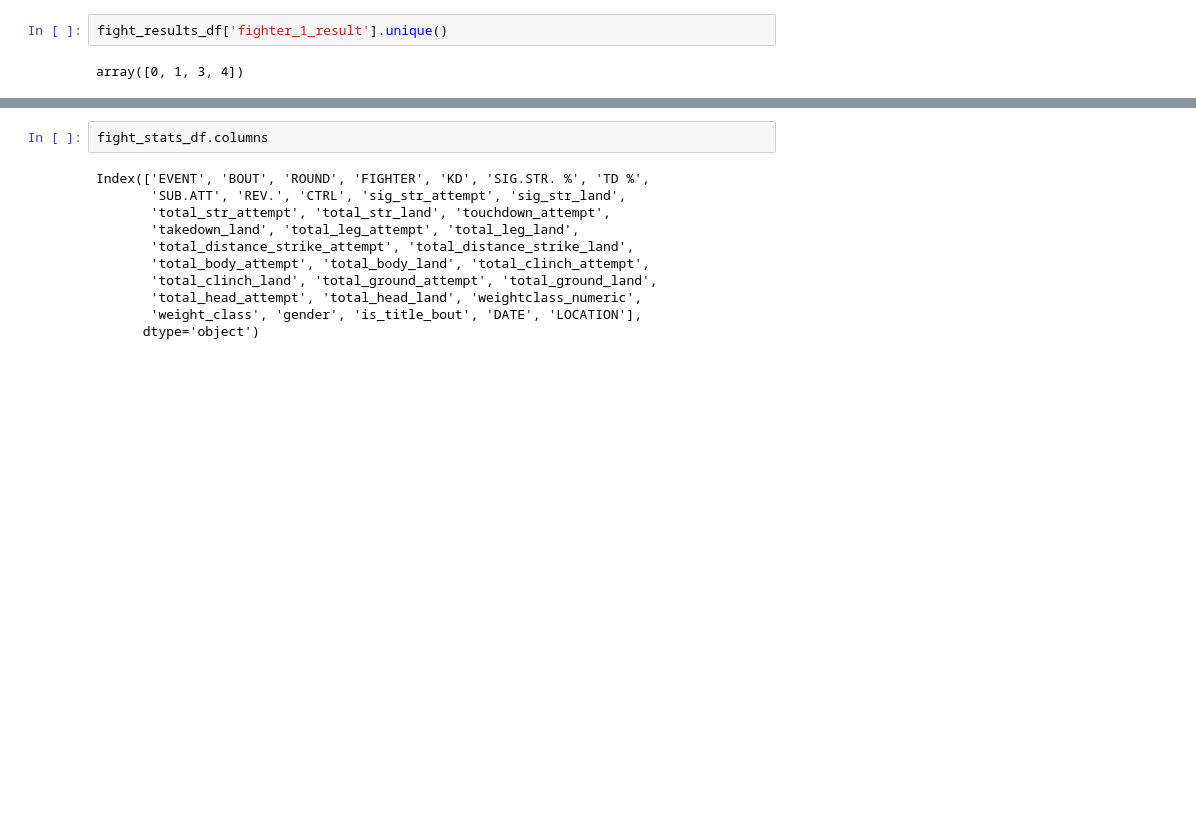
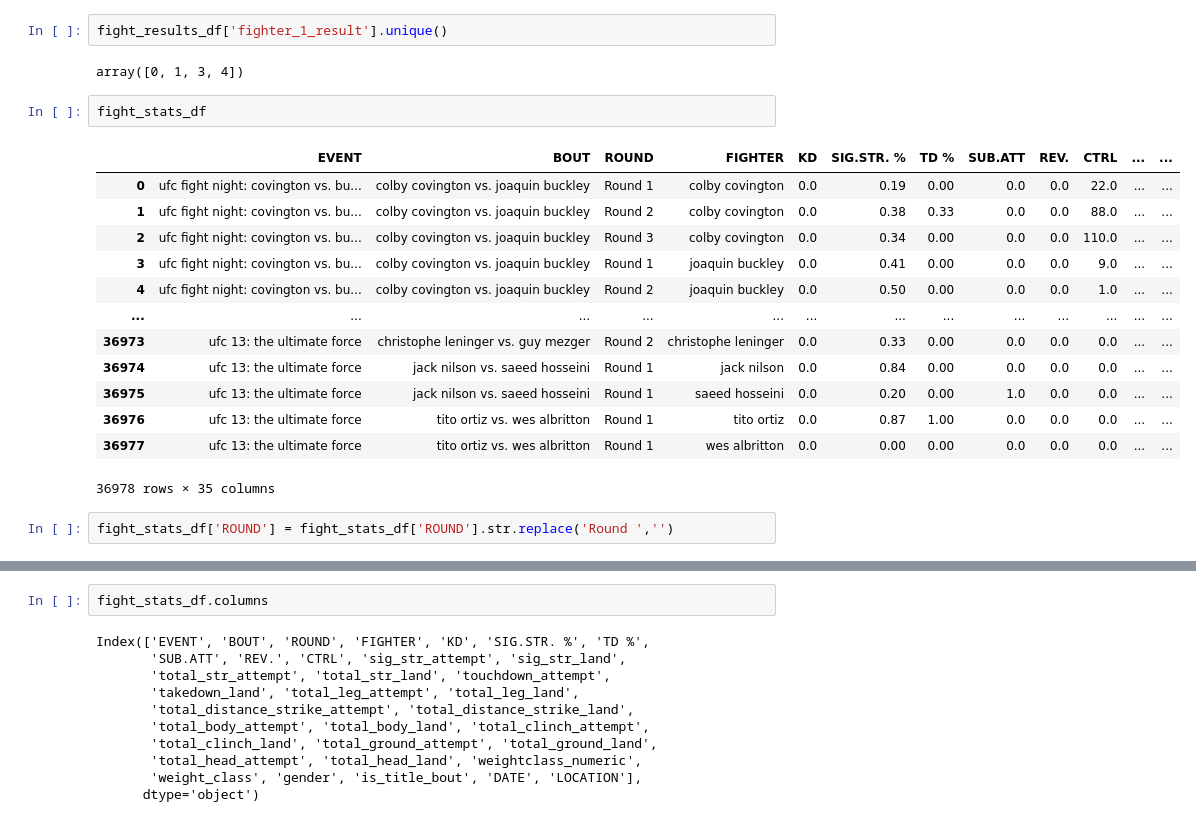
Before and after one commit to aduy2408/UFC-Matches-Analysis, a Jupyter notebook: processed_data/interactive_dashboard.ipynb, the cells around one changed output, grey strips where cells are left out. Saved outputs shown, nothing was run; the diff lists cells and outputs as text; blank space fills up the shorter version.

```diff
--- a/processed_data/interactive_dashboard.ipynb
+++ b/processed_data/interactive_dashboard.ipynb
@@ -38,3 +58,21 @@ fighters_df[fighters_df['Sig_Strikes_Per Min'] == fighters_df['Sig_Strikes_Per M
 fight_results_df['fighter_1_result'].unique()
 # %% [output]
 array([0, 1, 3, 4])
+# %%
+fight_stats_df
+# %% [output]
+|  | EVENT | BOUT | ROUND | FIGHTER | KD | SIG.STR. % | TD % | SUB.ATT | REV. | CTRL | ... | ... |
+| 0 | ufc fight night: covington vs. bu... | colby covington vs. joaquin buckley | Round 1 | colby covington | 0.0 | 0.19 | 0.00 | 0.0 | 0.0 | 22.0 | ... | ... |
+| 1 | ufc fight night: covington vs. bu... | colby covington vs. joaquin buckley | Round 2 | colby covington | 0.0 | 0.38 | 0.33 | 0.0 | 0.0 | 88.0 | ... | ... |
+| 2 | ufc fight night: covington vs. bu... | colby covington vs. joaquin buckley | Round 3 | colby covington | 0.0 | 0.34 | 0.00 | 0.0 | 0.0 | 110.0 | ... | ... |
+| 3 | ufc fight night: covington vs. bu... | colby covington vs. joaquin buckley | Round 1 | joaquin buckley | 0.0 | 0.41 | 0.00 | 0.0 | 0.0 | 9.0 | ... | ... |
+| 4 | ufc fight night: covington vs. bu... | colby covington vs. joaquin buckley | Round 2 | joaquin buckley | 0.0 | 0.50 | 0.00 | 0.0 | 0.0 | 1.0 | ... | ... |
+| ... | ... | ... | ... | ... | ... | ... | ... | ... | ... | ... | ... | ... |
+| 36973 | ufc 13: the ultimate force | christophe leninger vs. guy mezger | Round 2 | christophe leninger | 0.0 | 0.33 | 0.00 | 0.0 | 0.0 | 0.0 | ... | ... |
+| 36974 | ufc 13: the ultimate force | jack nilson vs. saeed hosseini | Round 1 | jack nilson | 0.0 | 0.84 | 0.00 | 0.0 | 0.0 | 0.0 | ... | ... |
+| 36975 | ufc 13: the ultimate force | jack nilson vs. saeed hosseini | Round 1 | saeed hosseini | 0.0 | 0.20 | 0.00 | 1.0 | 0.0 | 0.0 | ... | ... |
+| 36976 | ufc 13: the ultimate force | tito ortiz vs. wes albritton | Round 1 | tito ortiz | 0.0 | 0.87 | 1.00 | 0.0 | 0.0 | 0.0 | ... | ... |
+| 36977 | ufc 13: the ultimate force | tito ortiz vs. wes albritton | Round 1 | wes albritton | 0.0 | 0.00 | 0.00 | 0.0 | 0.0 | 0.0 | ... | ... |
+36978 rows × 35 columns
+# %%
+fight_stats_df['ROUND'] = fight_stats_df['ROUND'].str.replace('Round ','')
```
Also changed, not shown: parts of 5 cells of this notebook, 16 other files.
